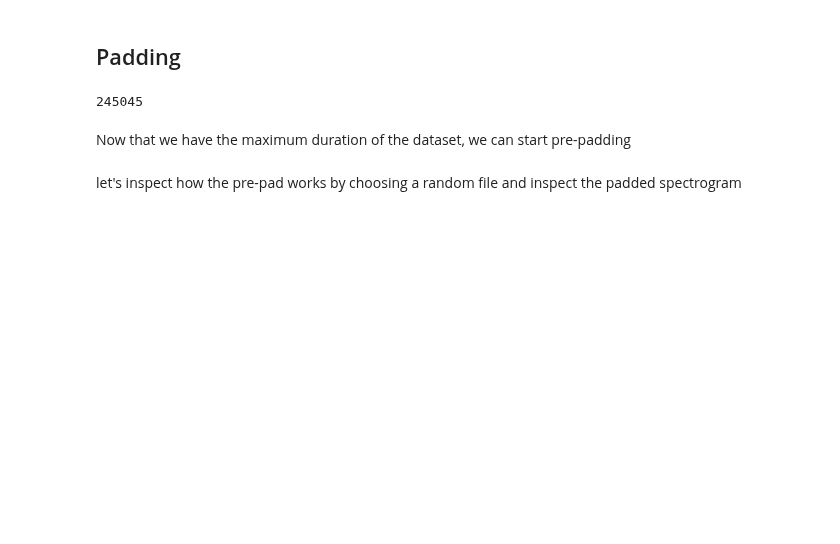
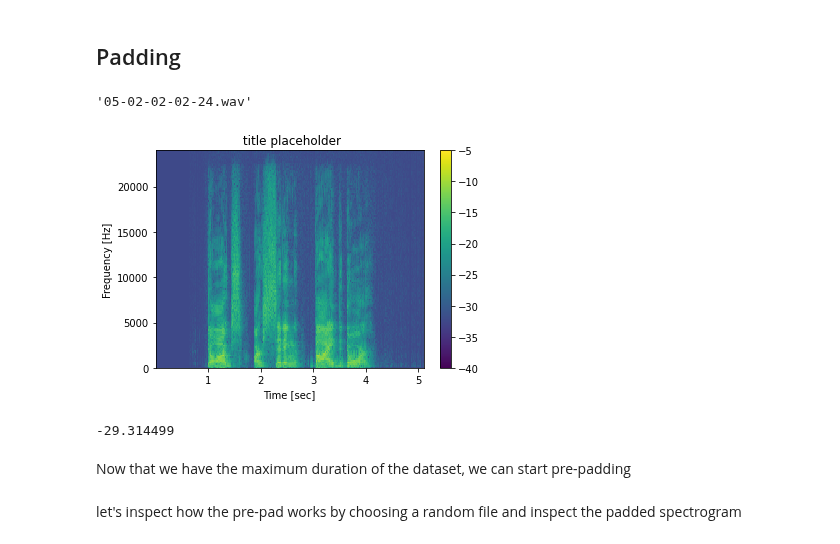
Before and after one commit to JordanFoss/STAT3007_Project, a Jupyter notebook: TimeDistributedCNN .ipynb, the cells around one changed output. Cells and saved outputs as stored; diff of their text form; code cells hidden in the pictures; blank space fills up the shorter version.

```diff
--- a/TimeDistributedCNN .ipynb
+++ b/TimeDistributedCNN .ipynb
@@ -68,3 +118,11 @@ proposed solution:
+# %%
+def truncate_silence(sample):
+  speech = np.where(abs(sample) > 1e-3)
+
+  start = speech[0][0]
+  end = speech[0][-1]
+
+  return sample[start:end+1]
 # %% [markdown]
 ## Padding
 # %%
@@ -100,4 +165,4 @@ min_time, max_time, min_sample, max_sample = find_min_max()
-# %%
-max_sample
-# %% [output]
-245045
+# %%
+max_file
+# %% [output]
+'05-02-02-02-24.wav'
@@ -104,3 +171,11 @@ max_sample
+# %%
+freq,times,spec = spectral_decomposition(maximum_sample,maximum_rate, visualise = True)
+# %% [output]
+[figure, added]
+# %%
+np.max(spec[-1,:])
+# %% [output]
+-29.314499
 # %% [markdown]
 
 Now that we have the maximum duration of the dataset, we can start pre-padding
```
Also changed, not shown: parts of 46 cells of this notebook.
